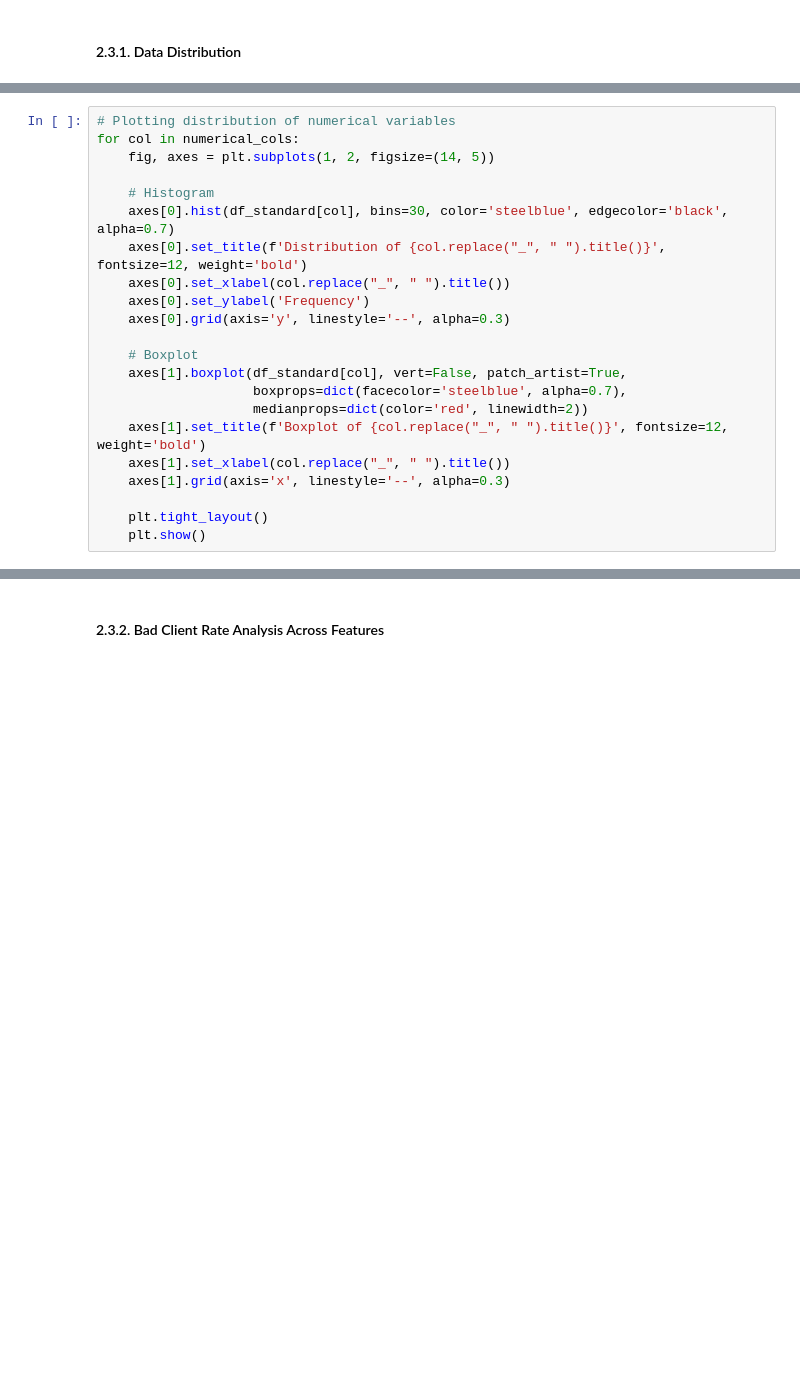
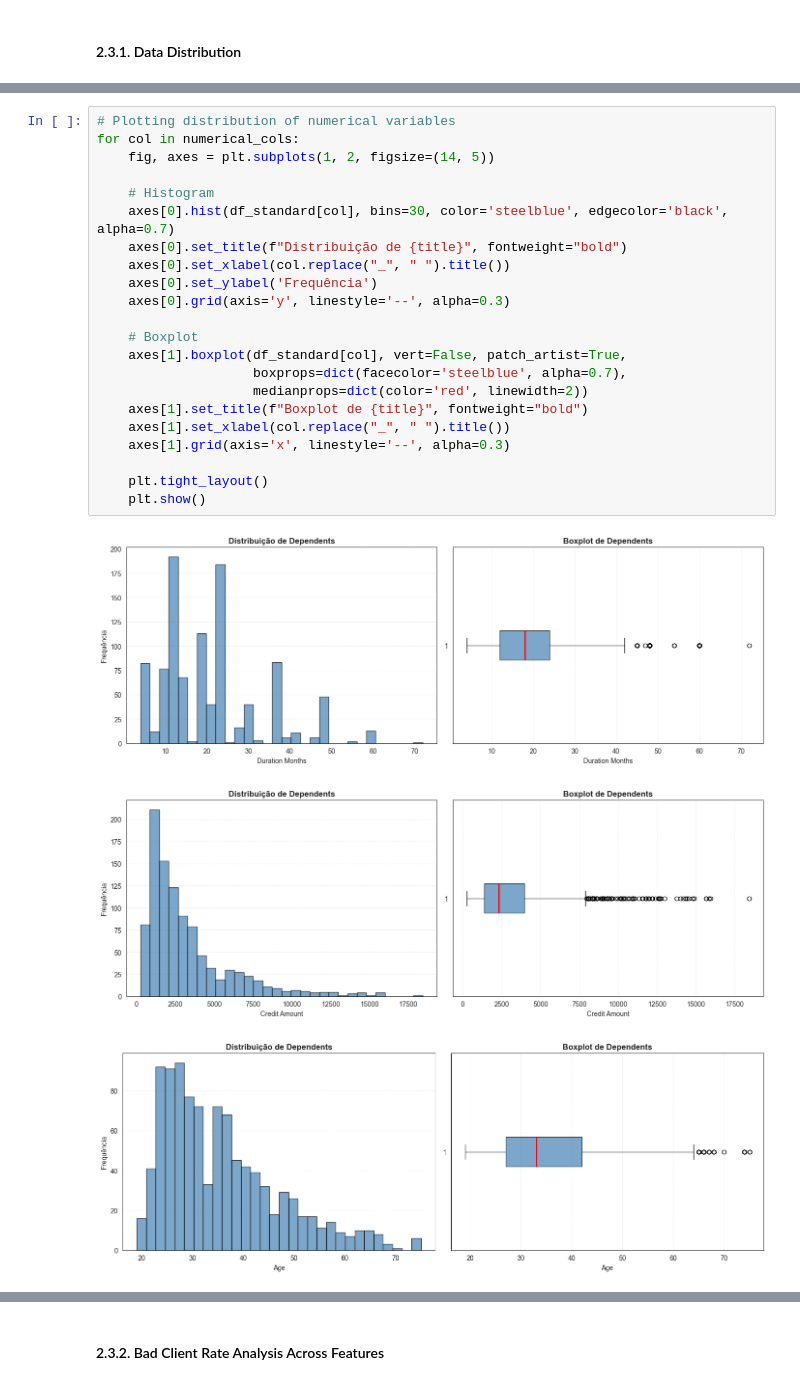
Before and after one commit to DudaBertole/fairness-credit-analysis, a Jupyter notebook: src/01-exploratory_data_analysis.ipynb, the cells around one changed output, grey strips where cells are left out. Cells and saved outputs as stored; diff of their text form; blank space fills up the shorter version.

```diff
--- a/src/01-exploratory_data_analysis.ipynb
+++ b/src/01-exploratory_data_analysis.ipynb
@@ -574,22 +698,26 @@ for col in categorical_cols:
 # %%
 # Plotting distribution of numerical variables
 for col in numerical_cols:
     fig, axes = plt.subplots(1, 2, figsize=(14, 5))
 
     # Histogram
     axes[0].hist(df_standard[col], bins=30, color='steelblue', edgecolor='black', alpha=0.7)
-    axes[0].set_title(f'Distribution of {col.replace("_", " ").title()}', fontsize=12, weight='bold')
+    axes[0].set_title(f"Distribuição de {title}", fontweight="bold")
     axes[0].set_xlabel(col.replace("_", " ").title())
-    axes[0].set_ylabel('Frequency')
+    axes[0].set_ylabel('Frequência')
     axes[0].grid(axis='y', linestyle='--', alpha=0.3)
 
     # Boxplot
     axes[1].boxplot(df_standard[col], vert=False, patch_artist=True,
                     boxprops=dict(facecolor='steelblue', alpha=0.7),
                     medianprops=dict(color='red', linewidth=2))
-    axes[1].set_title(f'Boxplot of {col.replace("_", " ").title()}', fontsize=12, weight='bold')
+    axes[1].set_title(f"Boxplot de {title}", fontweight="bold")
     axes[1].set_xlabel(col.replace("_", " ").title())
     axes[1].grid(axis='x', linestyle='--', alpha=0.3)
 
     plt.tight_layout()
     plt.show()
+# %% [output]
+[figure, added]
+[figure, added]
+[figure, added]
```
Also changed, not shown: parts of 29 cells of this notebook, 18 other files.
